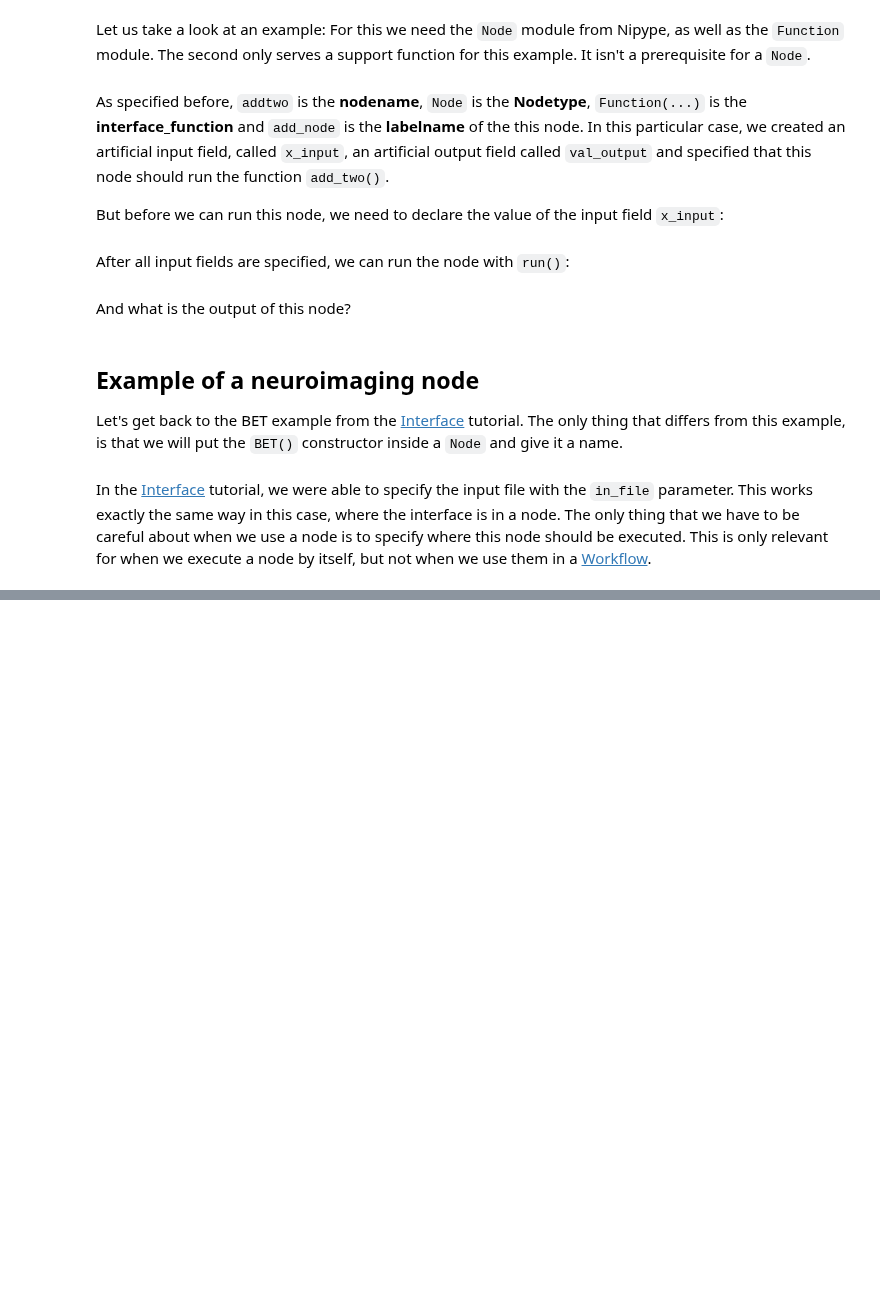
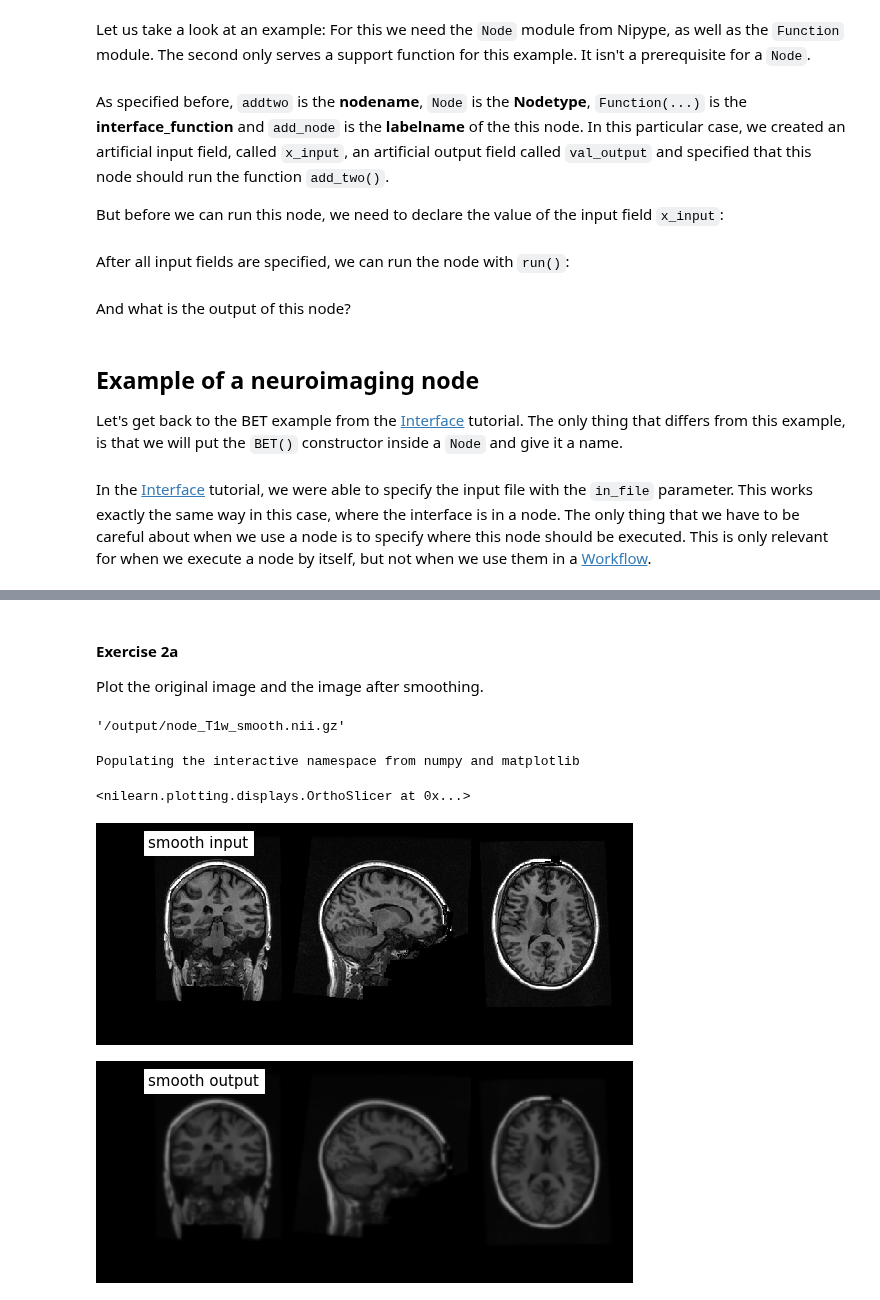
Before and after one commit to miykael/nipype_tutorial, a Jupyter notebook: notebooks/basic_nodes.ipynb, the cells around one changed output, grey strips where cells are left out. Drawn from its saved outputs; the diff is of its cells as text; code cells hidden in the pictures; blank space fills up the shorter version.

Commit message:
adding exercises to node, but without extension for now (doesnt work)

```diff
--- a/notebooks/basic_nodes.ipynb
+++ b/notebooks/basic_nodes.ipynb
@@ -90,0 +94,12 @@ plot_anat(res.outputs.out_file, title='BET output', cut_coords=(10,10,10),
+# %%
+# Import the Node module
+from nipype import Node
+# Import IsotropicSmooth from the FSL interface
+from nipype.interfaces.fsl import IsotropicSmooth
+
+# Define a node
+smooth_node = Node(IsotropicSmooth(), name="smoothing")
+smooth_node.inputs.in_file = '/data/ds000114/sub-02/ses-test/anat/sub-02_ses-test_T1w.nii.gz'
+smooth_node.inputs.fwhm = 4
+smooth_node.inputs.out_file = '/output/node_T1w_smooth.nii.gz'
+smooth_res = smooth_node.run()
@@ -90,0 +112,19 @@ plot_anat(res.outputs.out_file, title='BET output', cut_coords=(10,10,10),
+# %% [markdown]
+#### Exercise 2a
+Plot the original image and the image after smoothing.
+# %%
+smooth_res.outputs.out_file
+# %% [output]
+'/output/node_T1w_smooth.nii.gz'
+# %%
+%pylab inline
+from nilearn.plotting import plot_anat
+plot_anat(smooth_node.inputs.in_file, title='smooth input', cut_coords=(10,10,10),
+          display_mode='ortho', dim=-1, draw_cross=False, annotate=False)
+plot_anat(smooth_res.outputs.out_file, title='smooth output', cut_coords=(10,10,10),
+          display_mode='ortho',draw_cross=False, annotate=False)
+# %% [output]
+Populating the interactive namespace from numpy and matplotlib
+<nilearn.plotting.displays.OrthoSlicer at 0x...>
+[figure, added]
+[figure, added]
```
Also changed, not shown: parts of 3 cells of this notebook.
